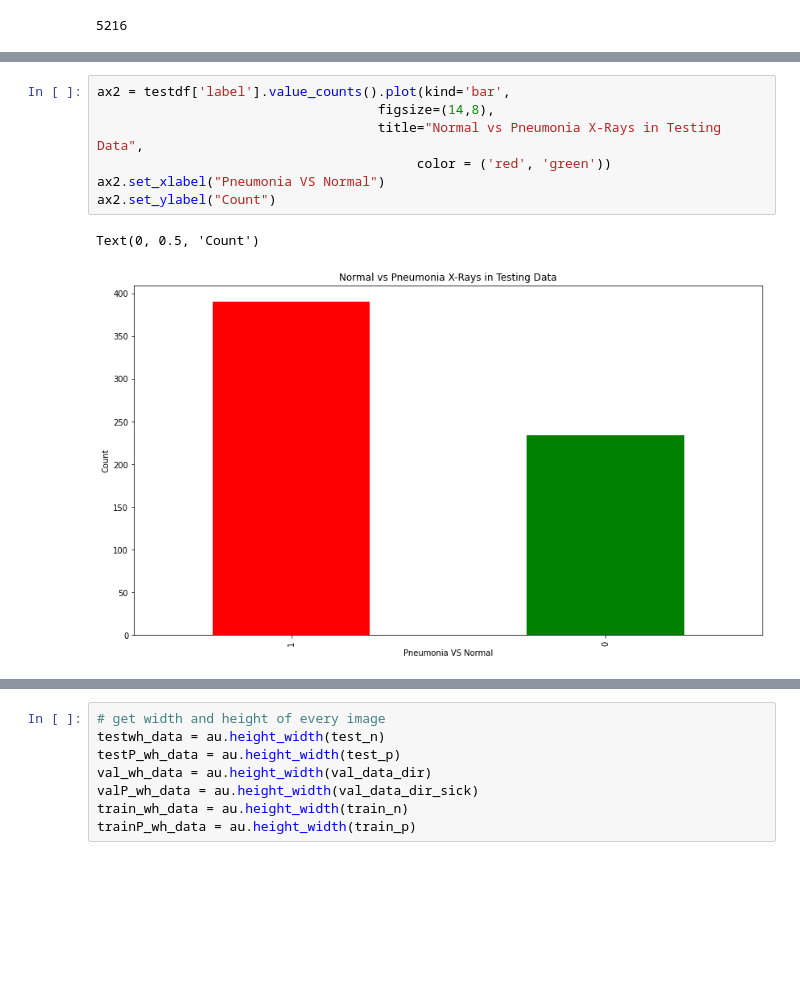
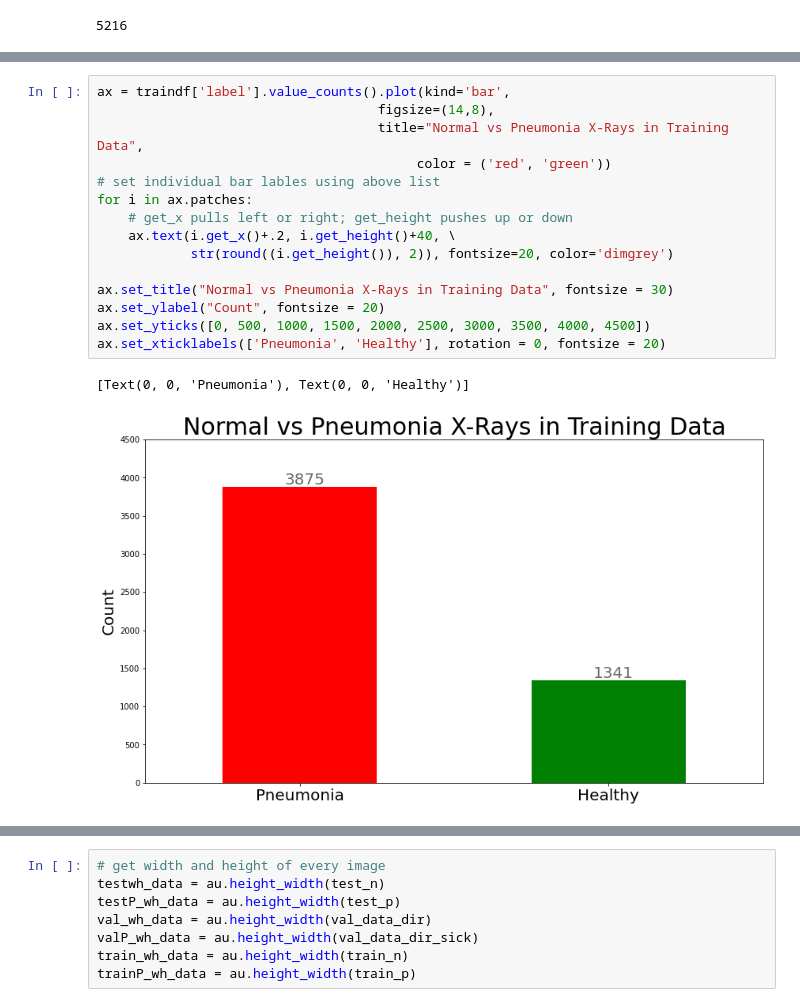
Before and after one commit to marmistead91/X-ray-Classification, a Jupyter notebook: Working Notebook.ipynb, the cells around one changed output, grey strips where cells are left out. Drawn from its saved outputs; the diff is of its cells as text; blank space fills up the shorter version.

```diff
--- a/Working Notebook.ipynb
+++ b/Working Notebook.ipynb
@@ -162,10 +154,18 @@ Text(0, 0.5, 'Count')
-# %%
-ax2 = testdf['label'].value_counts().plot(kind='bar',
-                                    figsize=(14,8),
-                                    title="Normal vs Pneumonia X-Rays in Testing Data",
-                                         color = ('red', 'green'))
-ax2.set_xlabel("Pneumonia VS Normal")
-ax2.set_ylabel("Count")
-# %% [output]
-Text(0, 0.5, 'Count')
-[figure, removed]
+# %%
+ax = traindf['label'].value_counts().plot(kind='bar',
+                                    figsize=(14,8),
+                                    title="Normal vs Pneumonia X-Rays in Training Data",
+                                         color = ('red', 'green'))
+# set individual bar lables using above list
+for i in ax.patches:
+    # get_x pulls left or right; get_height pushes up or down
+    ax.text(i.get_x()+.2, i.get_height()+40, \
+            str(round((i.get_height()), 2)), fontsize=20, color='dimgrey')
+
+ax.set_title("Normal vs Pneumonia X-Rays in Training Data", fontsize = 30)
+ax.set_ylabel("Count", fontsize = 20)
+ax.set_yticks([0, 500, 1000, 1500, 2000, 2500, 3000, 3500, 4000, 4500])
+ax.set_xticklabels(['Pneumonia', 'Healthy'], rotation = 0, fontsize = 20)
+# %% [output]
+[Text(0, 0, 'Pneumonia'), Text(0, 0, 'Healthy')]
+[figure, added]
```
Also changed, not shown: parts of 30 cells of this notebook, 1 other file.
